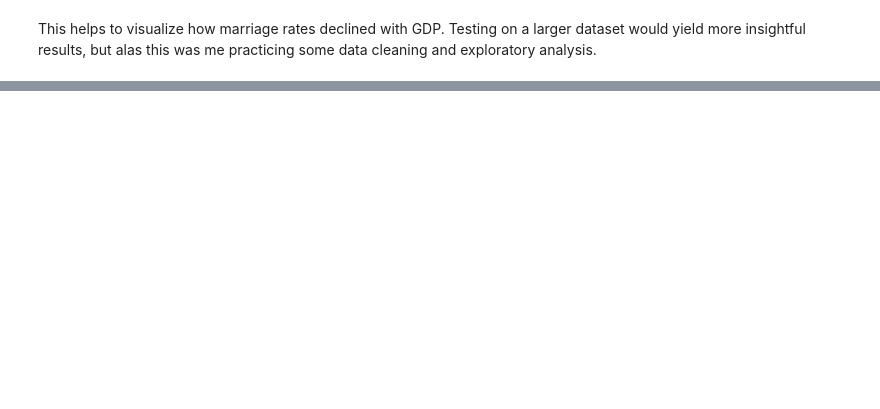
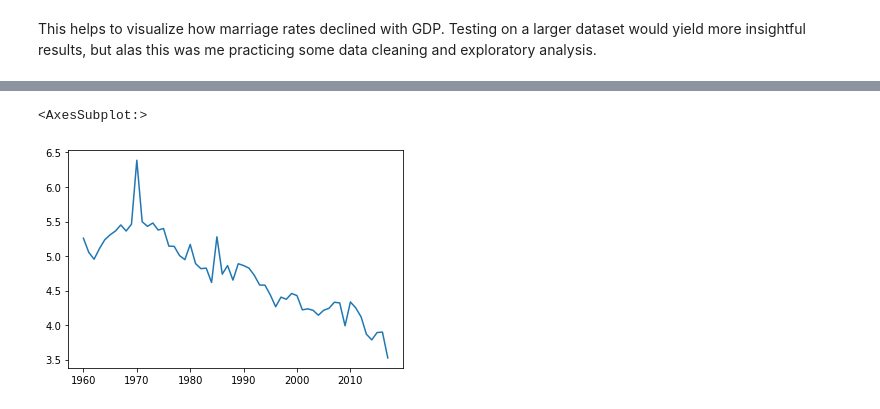
Before and after one commit to jasondecambre/STATINMarriage, a Jupyter notebook: STATIN Marriage and Divorce Statistics.ipynb, the cells around one changed output, grey strips where cells are left out. Cells and saved outputs as stored; diff of their text form; code cells hidden in the pictures; blank space fills up the shorter version.

```diff
--- a/STATIN Marriage and Divorce Statistics.ipynb
+++ b/STATIN Marriage and Divorce Statistics.ipynb
@@ -133,0 +210,5 @@ This helps to visualize how marriage rates declined with GDP. Testing on a large
+# %%
+mrates.mean().plot()
+# %% [output]
+<AxesSubplot:>
+[figure, added]
```
Also changed, not shown: parts of 7 cells of this notebook, 2 other files.
